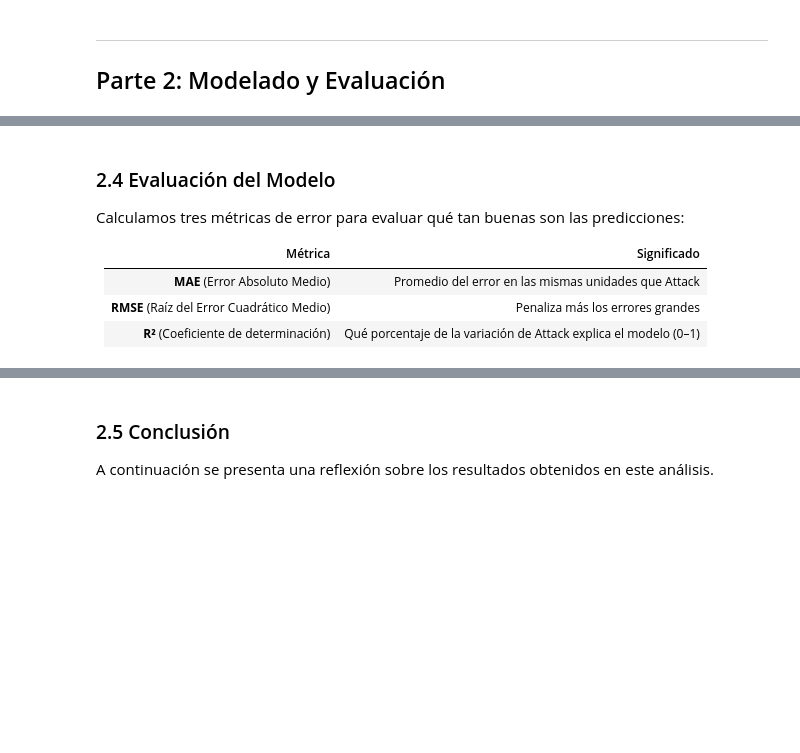
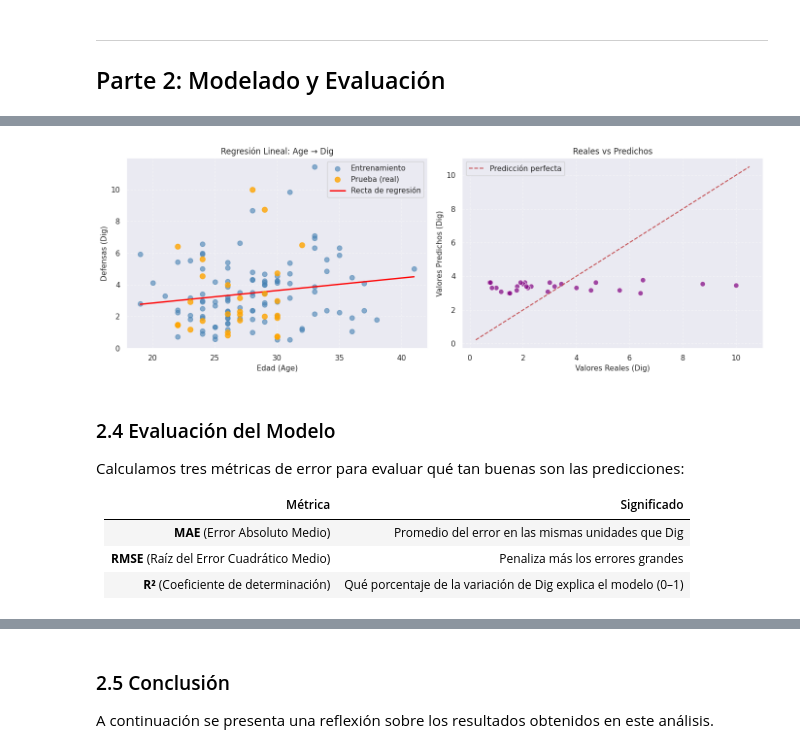
Before and after one commit to lupitaarpide/Ciencia-de-datos, a Jupyter notebook: Semana4/Actividad3/Actividad3.ipynb, the cells around one changed output, grey strips where cells are left out. Cells and saved outputs as stored; diff of their text form; code cells hidden in the pictures; blank space fills up the shorter version.

```diff
--- a/Semana4/Actividad3/Actividad3.ipynb
+++ b/Semana4/Actividad3/Actividad3.ipynb
@@ -186,7 +289,7 @@ Dividimos los datos en **80% entrenamiento** y **20% prueba**.
 # %%
 # Definir variables
 X = df[["Age"]]        # Variable independiente (debe ser 2D para sklearn)
-y = df["Attack"]       # Variable dependiente
+y = df["Dig"]          # Variable dependiente
 
 # Dividir en conjunto de entrenamiento (80%) y prueba (20%)
 X_train, X_test, y_train, y_test = train_test_split(
@@ -230,36 +356,38 @@ comparacion.head(10)
 # %%
 # Gráfico de la recta de regresión sobre los datos
 fig, axes = plt.subplots(1, 2, figsize=(14, 5))
 
 # --- Gráfico 1: Recta de regresión ---
 ax1 = axes[0]
 ax1.scatter(X_train, y_train, color="steelblue", alpha=0.6, label="Entrenamiento", s=50)
 ax1.scatter(X_test, y_test, color="orange", alpha=0.8, label="Prueba (real)", s=60, zorder=5)
 
 x_line = np.linspace(df["Age"].min(), df["Age"].max(), 100).reshape(-1, 1)
 y_line = modelo.predict(x_line)
 ax1.plot(x_line, y_line, color="red", linewidth=2, label="Recta de regresión")
 
 ax1.set_xlabel("Edad (Age)", fontsize=11)
-ax1.set_ylabel("Puntos de Ataque (Attack)", fontsize=11)
-ax1.set_title("Regresión Lineal: Age → Attack", fontsize=12)
+ax1.set_ylabel("Defensas (Dig)", fontsize=11)
+ax1.set_title("Regresión Lineal: Age → Dig", fontsize=12)
 ax1.legend()
 ax1.grid(True, linestyle="--", alpha=0.5)
 
 # --- Gráfico 2: Reales vs Predichos ---
 ax2 = axes[1]
 ax2.scatter(y_test, y_pred, color="purple", alpha=0.7, edgecolors="white", s=60)
-lim_min = min(y_test.min(), y_pred.min()) - 1
-lim_max = max(y_test.max(), y_pred.max()) + 1
+lim_min = min(y_test.min(), y_pred.min()) - 0.5
+lim_max = max(y_test.max(), y_pred.max()) + 0.5
 ax2.plot([lim_min, lim_max], [lim_min, lim_max], "r--", linewidth=1.5, label="Predicción perfecta")
-ax2.set_xlabel("Valores Reales", fontsize=11)
-ax2.set_ylabel("Valores Predichos", fontsize=11)
+ax2.set_xlabel("Valores Reales (Dig)", fontsize=11)
+ax2.set_ylabel("Valores Predichos (Dig)", fontsize=11)
 ax2.set_title("Reales vs Predichos", fontsize=12)
 ax2.legend()
 ax2.grid(True, linestyle="--", alpha=0.5)
 
 plt.tight_layout()
 plt.show()
+# %% [output]
+[figure, added]
 # %% [markdown]
 ### 2.4 Evaluación del Modelo
 
@@ -267,9 +395,9 @@ Calculamos tres métricas de error para evaluar qué tan buenas son las predicci
 
 | Métrica | Significado |
 |---------|-------------|
-| **MAE** (Error Absoluto Medio) | Promedio del error en las mismas unidades que Attack |
+| **MAE** (Error Absoluto Medio) | Promedio del error en las mismas unidades que Dig |
 | **RMSE** (Raíz del Error Cuadrático Medio) | Penaliza más los errores grandes |
-| **R²** (Coeficiente de determinación) | Qué porcentaje de la variación de Attack explica el modelo (0–1) |
+| **R²** (Coeficiente de determinación) | Qué porcentaje de la variación de Dig explica el modelo (0–1) |
 # %%
 # Cálculo de métricas
 mae  = mean_absolute_error(y_test, y_pred)
```
Also changed, not shown: parts of 27 cells of this notebook, 1 other file.
